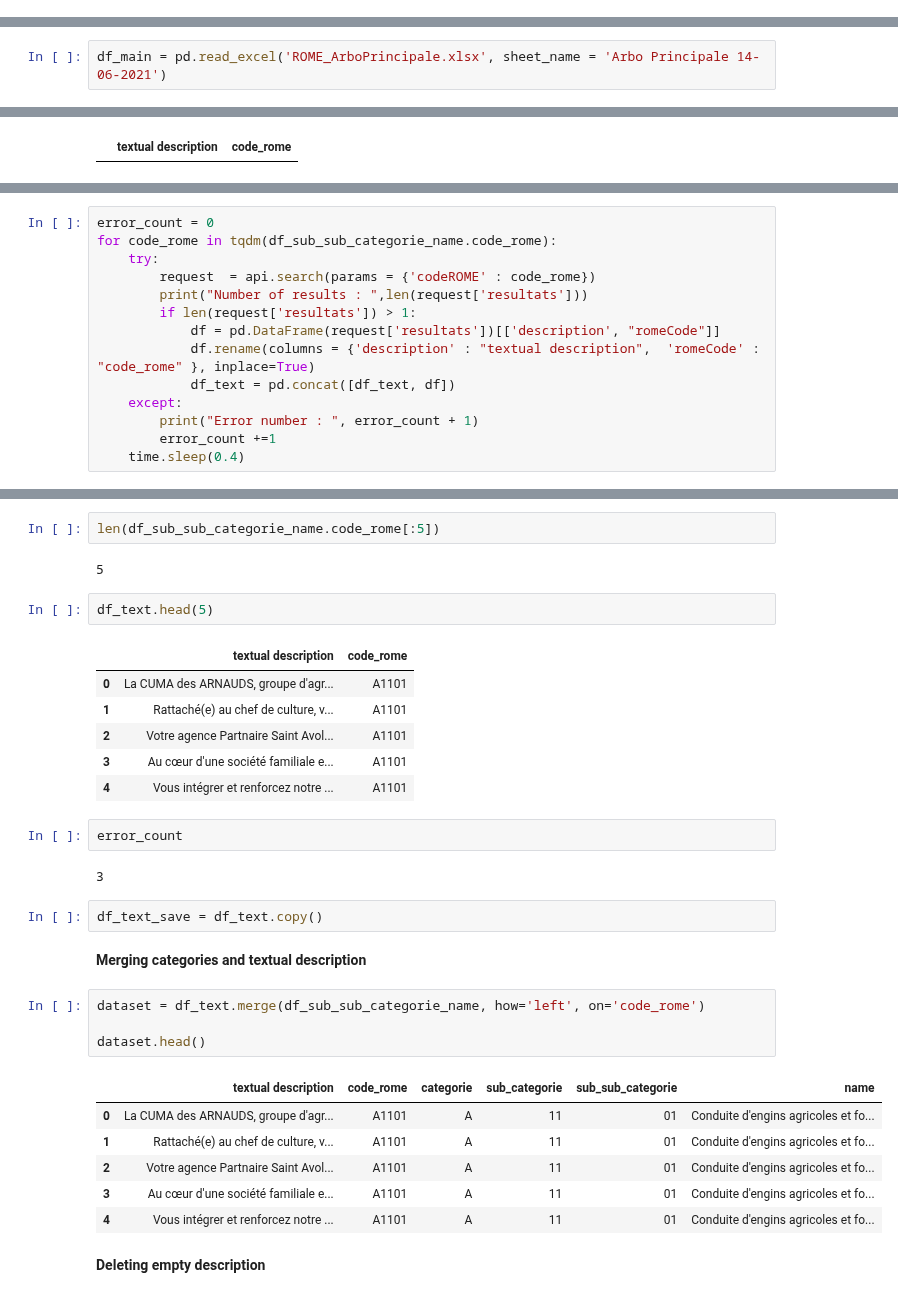
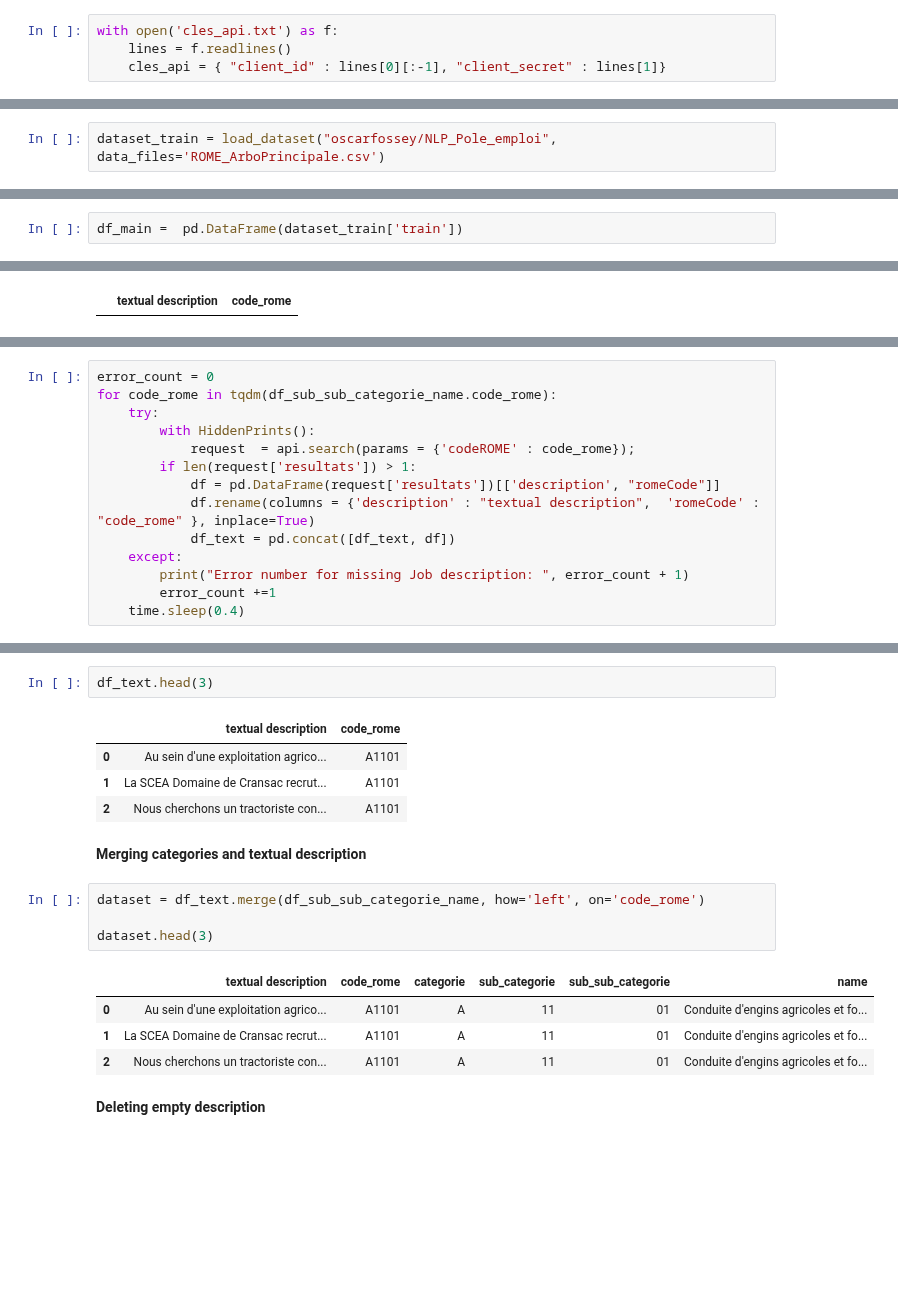
Before and after one commit to oscarfossey/NLP-Job-classifier-based-on-description, a Jupyter notebook: Building-the-dataset-Pole-emploi-API.ipynb, the cells around one changed output, grey strips where cells are left out. Saved outputs shown, nothing was run; the diff lists cells and outputs as text; blank space fills up the shorter version.

```diff
--- a/Building-the-dataset-Pole-emploi-API.ipynb
+++ b/Building-the-dataset-Pole-emploi-API.ipynb
@@ -18,0 +27,4 @@ with open('cles_api.txt') as f:
+# %%
+with open('cles_api.txt') as f:
+    lines = f.readlines()
+    cles_api = { "client_id" : lines[0][:-1], "client_secret" : lines[1]}
@@ -69,2 +85,4 @@ results_df['description'][4]
 # %% [markdown]
 ## Creating subcategories for jobs according to the codeRome classification
+# %%
+dataset_train = load_dataset("oscarfossey/NLP_Pole_emploi", data_files='ROME_ArboPrincipale.csv')
@@ -71,2 +92,2 @@ results_df['description'][4]
 # %%
-df_main = pd.read_excel('ROME_ArboPrincipale.xlsx', sheet_name = 'Arbo Principale 14-06-2021')
+df_main =  pd.DataFrame(dataset_train['train'])
@@ -129,14 +168,14 @@ df_text.head()
 error_count = 0
 for code_rome in tqdm(df_sub_sub_categorie_name.code_rome):
     try:
-        request  = api.search(params = {'codeROME' : code_rome})
-        print("Number of results : ",len(request['resultats']))
+        with HiddenPrints():
+            request  = api.search(params = {'codeROME' : code_rome});
         if len(request['resultats']) > 1:
             df = pd.DataFrame(request['resultats'])[['description', "romeCode"]]
             df.rename(columns = {'description' : "textual description",  'romeCode' : "code_rome" }, inplace=True)
             df_text = pd.concat([df_text, df])
     except:
-        print("Error number : ", error_count + 1)
+        print("Error number for missing Job description: ", error_count + 1)
         error_count +=1
     time.sleep(0.4)
 # %% [output]
@@ -160,35 +186,21 @@ Number of results :  45
-# %%
-len(df_sub_sub_categorie_name.code_rome[:5])
-# %% [output]
-5
 # %%
-df_text.head(5)
+df_text.head(3)
 # %% [output]
 |  | textual description | code_rome |
-| 0 | La CUMA des ARNAUDS, groupe d'agr... | A1101 |
-| 1 | Rattaché(e) au chef de culture, v... | A1101 |
-| 2 | Votre agence Partnaire Saint Avol... | A1101 |
-| 3 | Au cœur d'une société familiale e... | A1101 |
-| 4 | Vous intégrer et renforcez notre ... | A1101 |
+| 0 | Au sein d'une exploitation agrico... | A1101 |
+| 1 | La SCEA Domaine de Cransac recrut... | A1101 |
+| 2 | Nous cherchons un tractoriste con... | A1101 |
-# %%
-error_count
-# %% [output]
-3
-# %%
-df_text_save = df_text.copy()
 # %% [markdown]
 **Merging categories and textual description**
 # %%
 dataset = df_text.merge(df_sub_sub_categorie_name, how='left', on='code_rome')
 
-dataset.head()
+dataset.head(3)
 # %% [output]
 |  | textual description | code_rome | categorie | sub_categorie | sub_sub_categorie | name |
-| 0 | La CUMA des ARNAUDS, groupe d'agr... | A1101 | A | 11 | 01 | Conduite d'engins agricoles et fo... |
-| 1 | Rattaché(e) au chef de culture, v... | A1101 | A | 11 | 01 | Conduite d'engins agricoles et fo... |
-| 2 | Votre agence Partnaire Saint Avol... | A1101 | A | 11 | 01 | Conduite d'engins agricoles et fo... |
-| 3 | Au cœur d'une société familiale e... | A1101 | A | 11 | 01 | Conduite d'engins agricoles et fo... |
-| 4 | Vous intégrer et renforcez notre ... | A1101 | A | 11 | 01 | Conduite d'engins agricoles et fo... |
+| 0 | Au sein d'une exploitation agrico... | A1101 | A | 11 | 01 | Conduite d'engins agricoles et fo... |
+| 1 | La SCEA Domaine de Cransac recrut... | A1101 | A | 11 | 01 | Conduite d'engins agricoles et fo... |
+| 2 | Nous cherchons un tractoriste con... | A1101 | A | 11 | 01 | Conduite d'engins agricoles et fo... |
 # %% [markdown]
 **Deleting empty description**
 # %%
```
Also changed, not shown: parts of 25 cells of this notebook.
